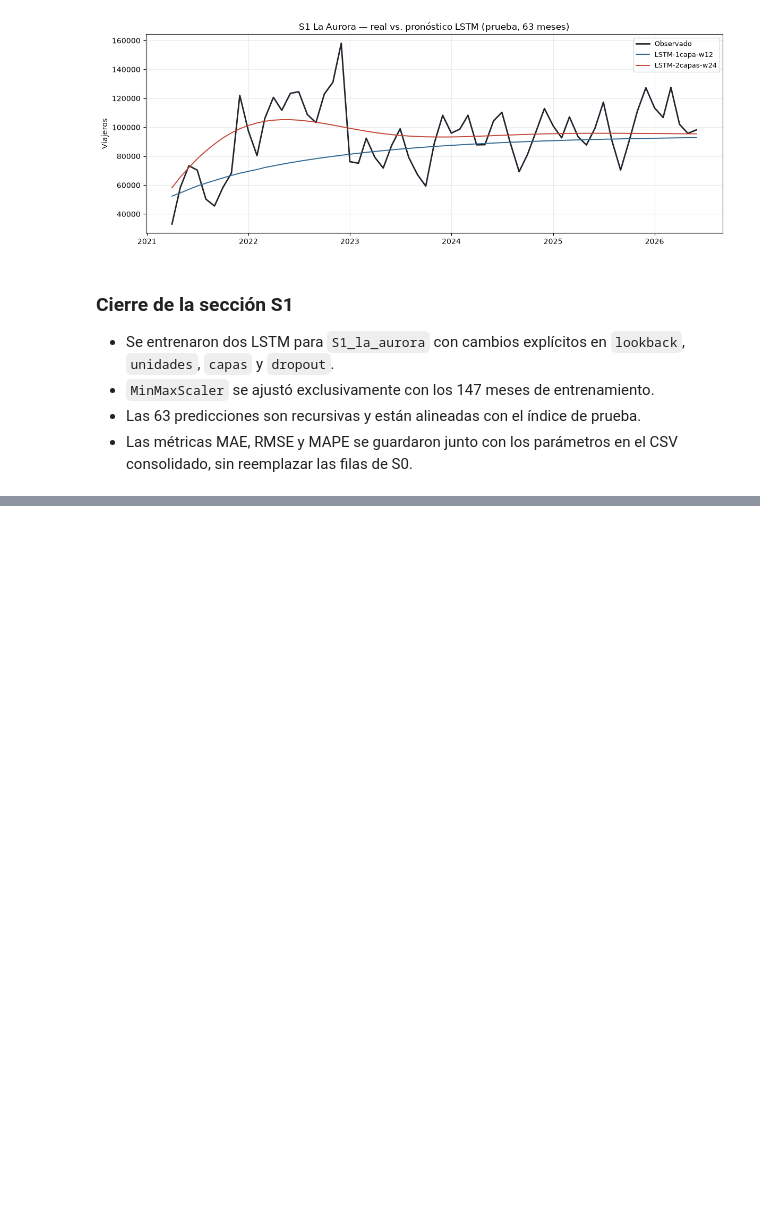
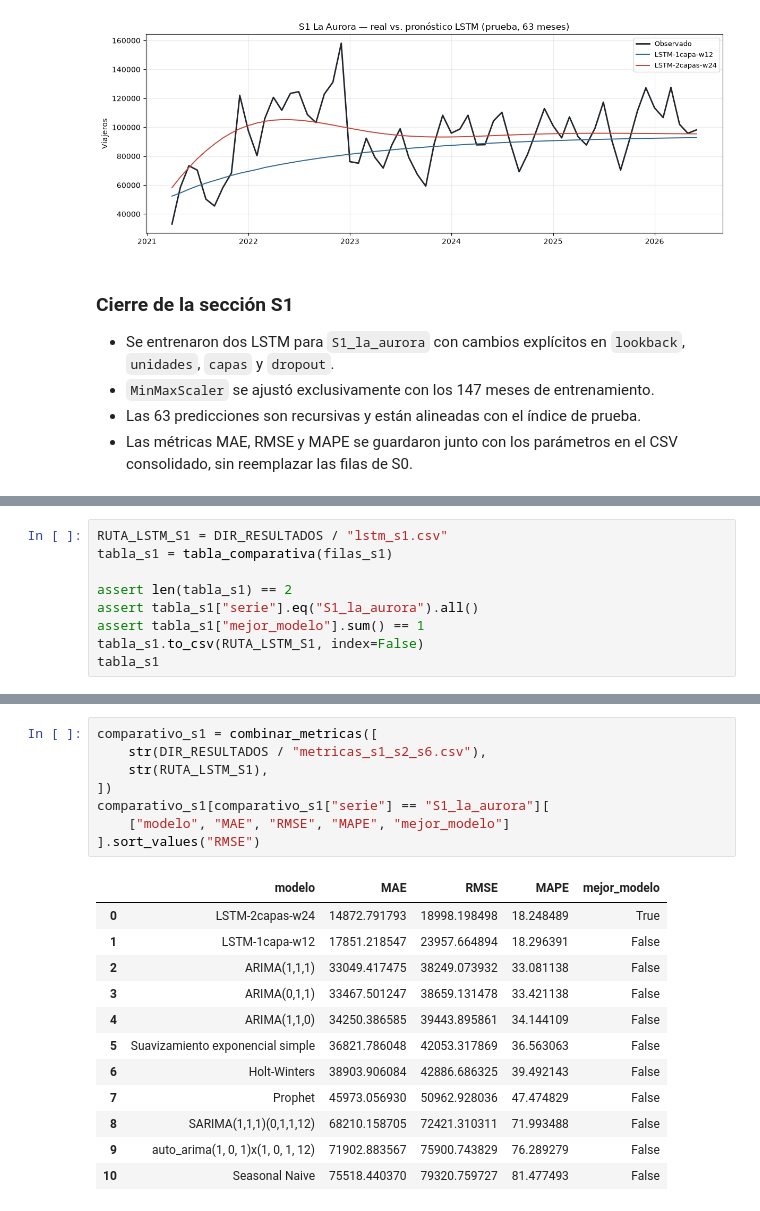
Before and after one commit to JosFer720/Laboratorio-1-Series-de-Tiempo, a Jupyter notebook: notebooks/06_lstm_s0_s1.ipynb, the cells around one changed output, grey strips where cells are left out. Saved outputs shown, nothing was run; the diff lists cells and outputs as text; blank space fills up the shorter version.

```diff
--- a/notebooks/06_lstm_s0_s1.ipynb
+++ b/notebooks/06_lstm_s0_s1.ipynb
@@ -415,0 +421,9 @@ plt.show()
+# %%
+RUTA_LSTM_S1 = DIR_RESULTADOS / "lstm_s1.csv"
+tabla_s1 = tabla_comparativa(filas_s1)
+
+assert len(tabla_s1) == 2
+assert tabla_s1["serie"].eq("S1_la_aurora").all()
+assert tabla_s1["mejor_modelo"].sum() == 1
+tabla_s1.to_csv(RUTA_LSTM_S1, index=False)
+tabla_s1
@@ -415,0 +448,21 @@ plt.show()
+# %%
+comparativo_s1 = combinar_metricas([
+    str(DIR_RESULTADOS / "metricas_s1_s2_s6.csv"),
+    str(RUTA_LSTM_S1),
+])
+comparativo_s1[comparativo_s1["serie"] == "S1_la_aurora"][
+    ["modelo", "MAE", "RMSE", "MAPE", "mejor_modelo"]
+].sort_values("RMSE")
+# %% [output]
+|  | modelo | MAE | RMSE | MAPE | mejor_modelo |
+| 0 | LSTM-2capas-w24 | 14872.791793 | 18998.198498 | 18.248489 | True |
+| 1 | LSTM-1capa-w12 | 17851.218547 | 23957.664894 | 18.296391 | False |
+| 2 | ARIMA(1,1,1) | 33049.417475 | 38249.073932 | 33.081138 | False |
+| 3 | ARIMA(0,1,1) | 33467.501247 | 38659.131478 | 33.421138 | False |
+| 4 | ARIMA(1,1,0) | 34250.386585 | 39443.895861 | 34.144109 | False |
+| 5 | Suavizamiento exponencial simple | 36821.786048 | 42053.317869 | 36.563063 | False |
+| 6 | Holt-Winters | 38903.906084 | 42886.686325 | 39.492143 | False |
+| 7 | Prophet | 45973.056930 | 50962.928036 | 47.474829 | False |
+| 8 | SARIMA(1,1,1)(0,1,1,12) | 68210.158705 | 72421.310311 | 71.993488 | False |
+| 9 | auto_arima(1, 0, 1)x(1, 0, 1, 12) | 71902.883567 | 75900.743829 | 76.289279 | False |
+| 10 | Seasonal Naive | 75518.440370 | 79320.759727 | 81.477493 | False |
```
Also changed, not shown: parts of 15 cells of this notebook.
